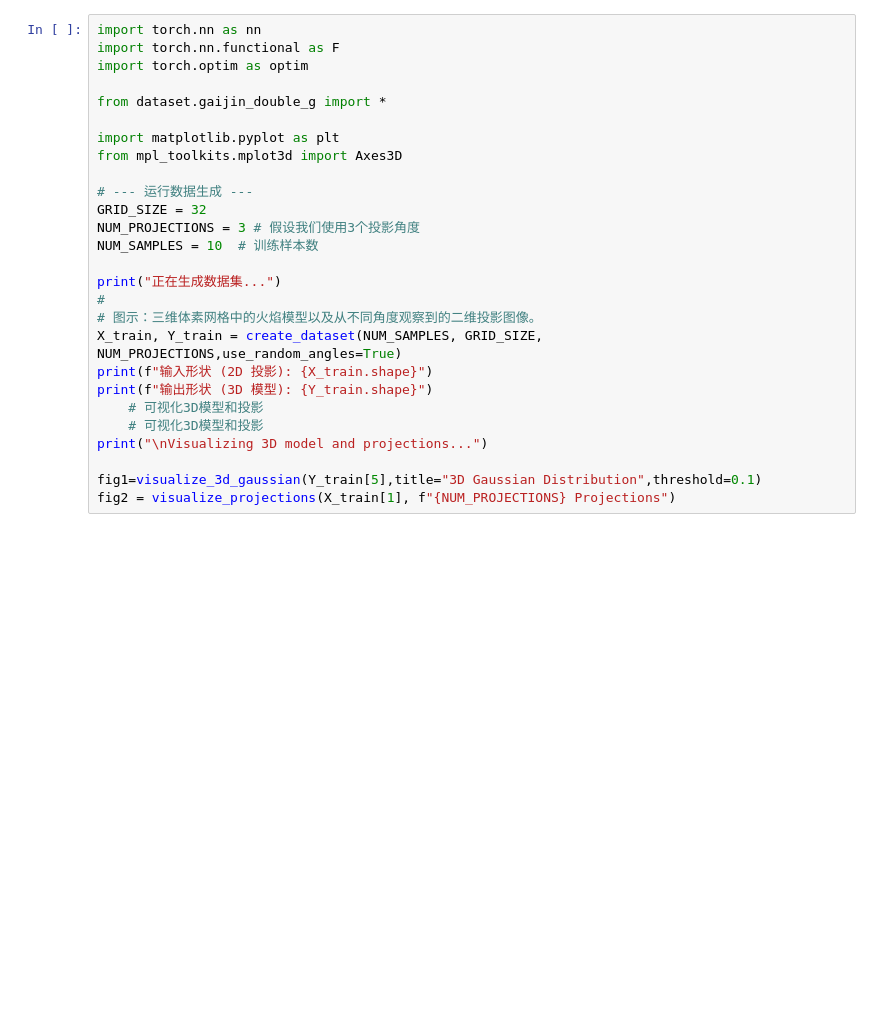
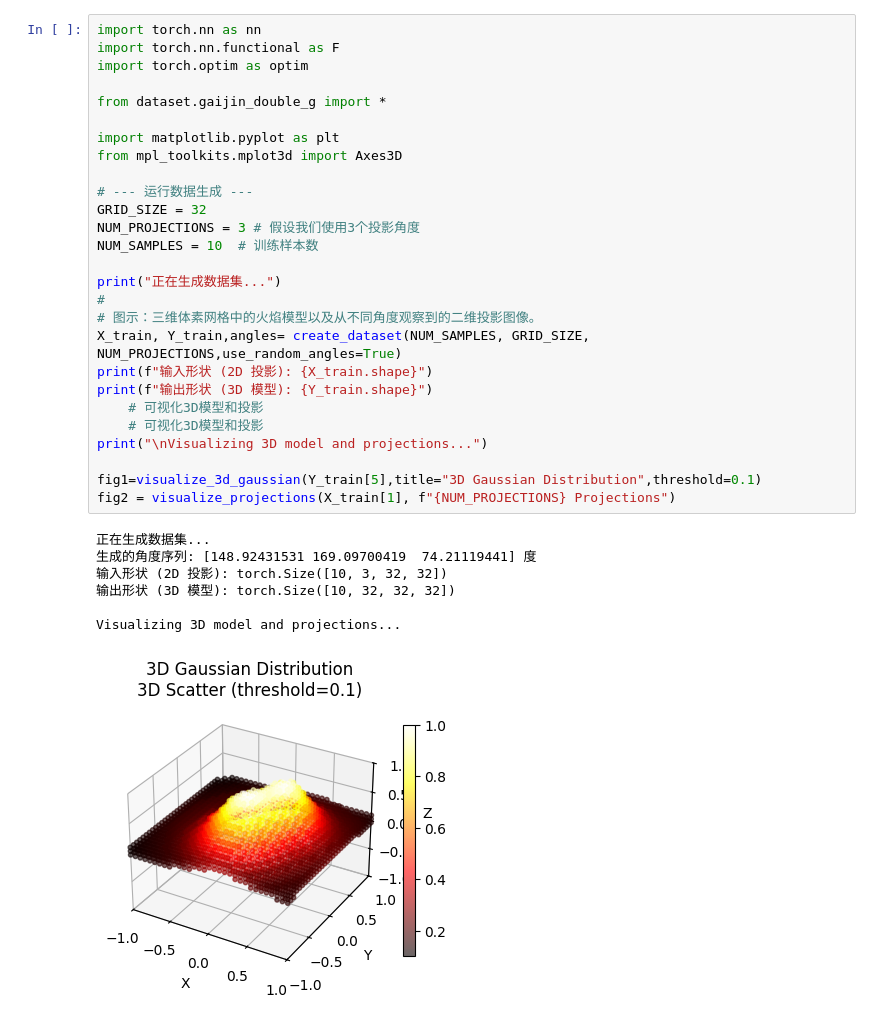
Before and after one commit to BLURlovedyx/cnn_flame_reconstruction, a Jupyter notebook: test.ipynb, the cells around one changed output. Cells and saved outputs as stored; diff of their text form; blank space fills up the shorter version.

```diff
--- a/test.ipynb
+++ b/test.ipynb
@@ -1,27 +1,35 @@
 # %%
 import torch.nn as nn
 import torch.nn.functional as F
 import torch.optim as optim
 
 from dataset.gaijin_double_g import *
 
 import matplotlib.pyplot as plt
 from mpl_toolkits.mplot3d import Axes3D
 
 # --- 运行数据生成 ---
 GRID_SIZE = 32
 NUM_PROJECTIONS = 3 # 假设我们使用3个投影角度
 NUM_SAMPLES = 10  # 训练样本数
 
 print("正在生成数据集...")
 #
 # 图示：三维体素网格中的火焰模型以及从不同角度观察到的二维投影图像。
-X_train, Y_train = create_dataset(NUM_SAMPLES, GRID_SIZE, NUM_PROJECTIONS,use_random_angles=True)
+X_train, Y_train,angles= create_dataset(NUM_SAMPLES, GRID_SIZE, NUM_PROJECTIONS,use_random_angles=True)
 print(f"输入形状 (2D 投影): {X_train.shape}")
 print(f"输出形状 (3D 模型): {Y_train.shape}")
     # 可视化3D模型和投影
     # 可视化3D模型和投影
 print("\nVisualizing 3D model and projections...")
 
 fig1=visualize_3d_gaussian(Y_train[5],title="3D Gaussian Distribution",threshold=0.1)
 fig2 = visualize_projections(X_train[1], f"{NUM_PROJECTIONS} Projections")
+# %% [output]
+正在生成数据集...
+生成的角度序列: [148.92431531 169.09700419  74.21119441] 度
+输入形状 (2D 投影): torch.Size([10, 3, 32, 32])
+输出形状 (3D 模型): torch.Size([10, 32, 32, 32])
+
+Visualizing 3D model and projections...
+[figure, added]
```
Also changed, not shown: parts of 5 cells of this notebook, 21 other files.
